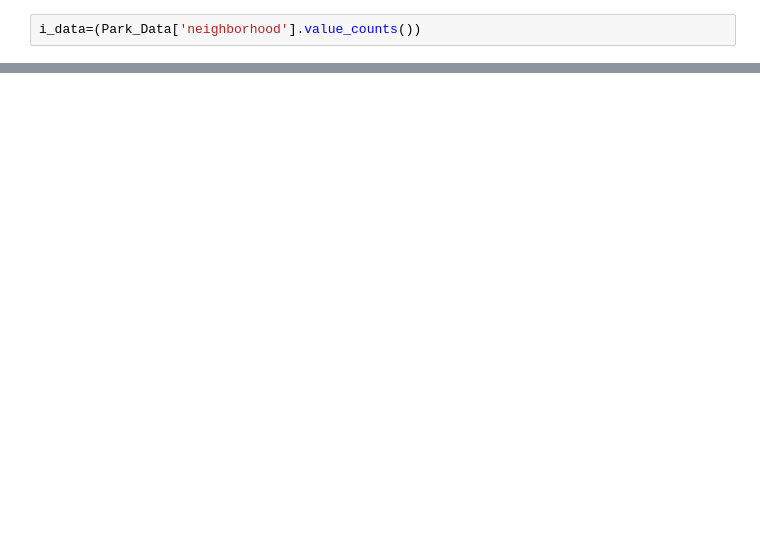
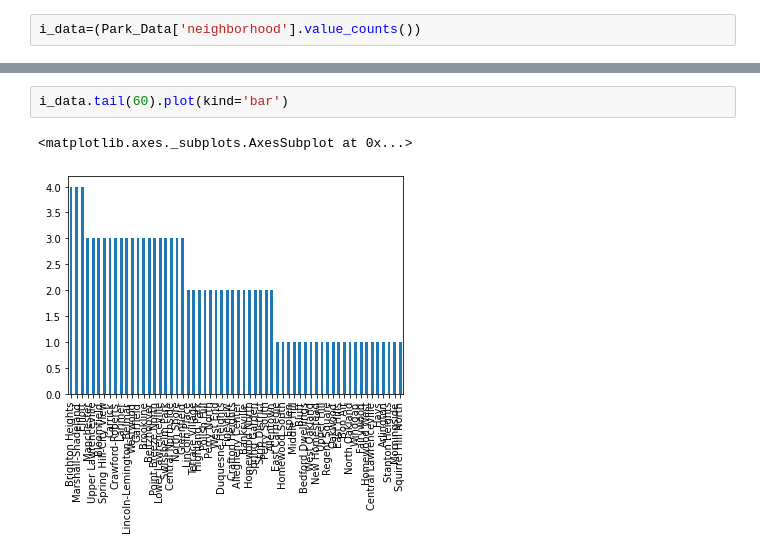
Before and after one commit to cryogonal/FinalProject, a Jupyter notebook: Pitt City Parks.ipynb, the cells around one changed output, grey strips where cells are left out. Saved outputs shown, nothing was run; the diff lists cells and outputs as text; blank space fills up the shorter version.

```diff
--- a/Pitt City Parks.ipynb
+++ b/Pitt City Parks.ipynb
@@ -44,0 +31,5 @@ i_data.plot(kind='pie')
+# %%
+i_data.tail(60).plot(kind='bar')
+# %% [output]
+<matplotlib.axes._subplots.AxesSubplot at 0x...>
+[figure, added]
```
Also changed, not shown: parts of 10 cells of this notebook, 3 other files.
